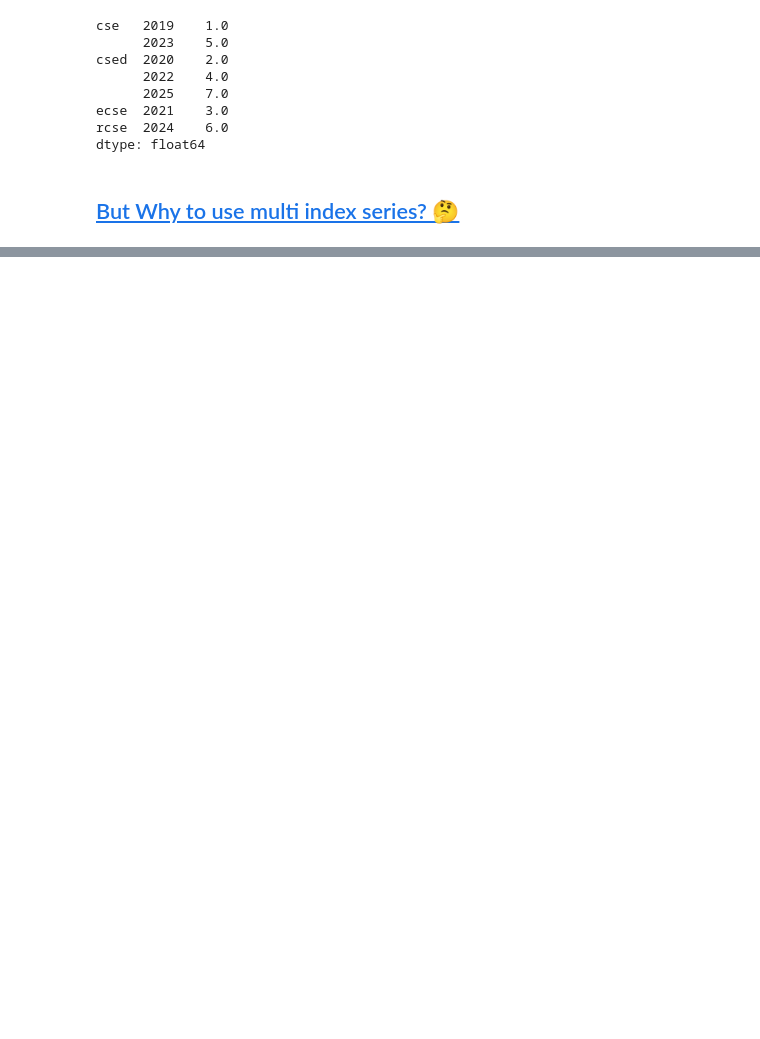
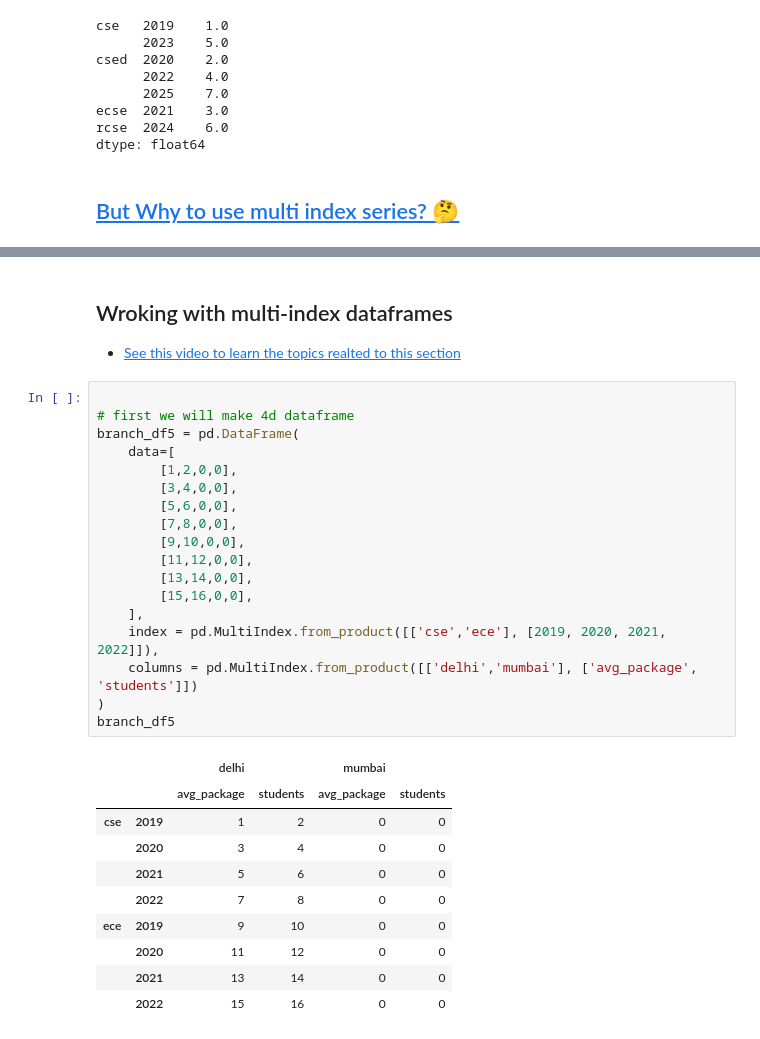
Before and after one commit to XionVolt/Ai-Ml, a Jupyter notebook: Programming/Pandas/08_MultiIndexSeriesAndDataframes.ipynb, the cells around one changed output, grey strips where cells are left out. Drawn from its saved outputs; the diff is of its cells as text; blank space fills up the shorter version.

```diff
--- a/Programming/Pandas/08_MultiIndexSeriesAndDataframes.ipynb
+++ b/Programming/Pandas/08_MultiIndexSeriesAndDataframes.ipynb
@@ -144,0 +389,32 @@ dtype: float64
+# %% [markdown]
+## Wroking with multi-index dataframes
+- [See this video to learn the topics realted to this section](https://www.youtube.com/live/QzoRUwz8DoM?si=gzsSAlxxWBmmIm9k&t=4137)
+# %%
+
+# first we will make 4d dataframe
+branch_df5 = pd.DataFrame(
+    data=[
+        [1,2,0,0],
+        [3,4,0,0],
+        [5,6,0,0],
+        [7,8,0,0],
+        [9,10,0,0],
+        [11,12,0,0],
+        [13,14,0,0],
+        [15,16,0,0],
+    ],
+    index = pd.MultiIndex.from_product([['cse','ece'], [2019, 2020, 2021, 2022]]),
+    columns = pd.MultiIndex.from_product([['delhi','mumbai'], ['avg_package', 'students']])
+)
+branch_df5
+# %% [output]
+|  |  | delhi |  | mumbai |  |
+|  |  | avg_package | students | avg_package | students |
+| cse | 2019 | 1 | 2 | 0 | 0 |
+|  | 2020 | 3 | 4 | 0 | 0 |
+|  | 2021 | 5 | 6 | 0 | 0 |
+|  | 2022 | 7 | 8 | 0 | 0 |
+| ece | 2019 | 9 | 10 | 0 | 0 |
+|  | 2020 | 11 | 12 | 0 | 0 |
+|  | 2021 | 13 | 14 | 0 | 0 |
+|  | 2022 | 15 | 16 | 0 | 0 |
```
Also changed, not shown: parts of 39 cells of this notebook, 2 other files.
